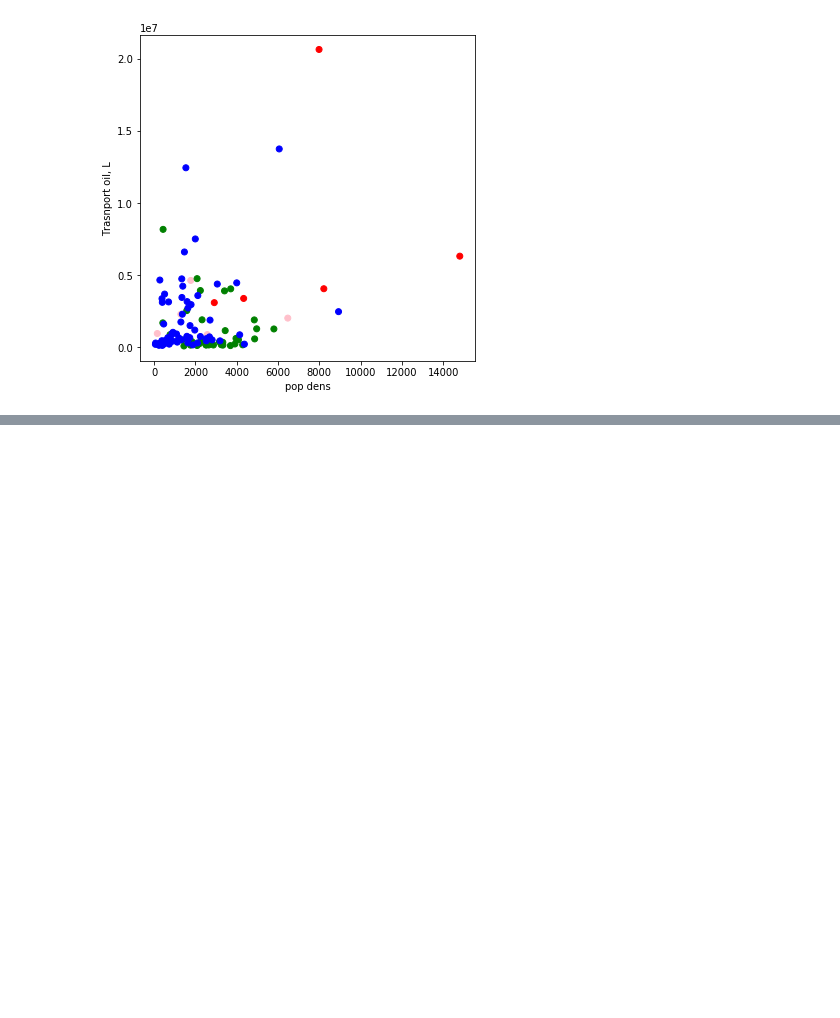
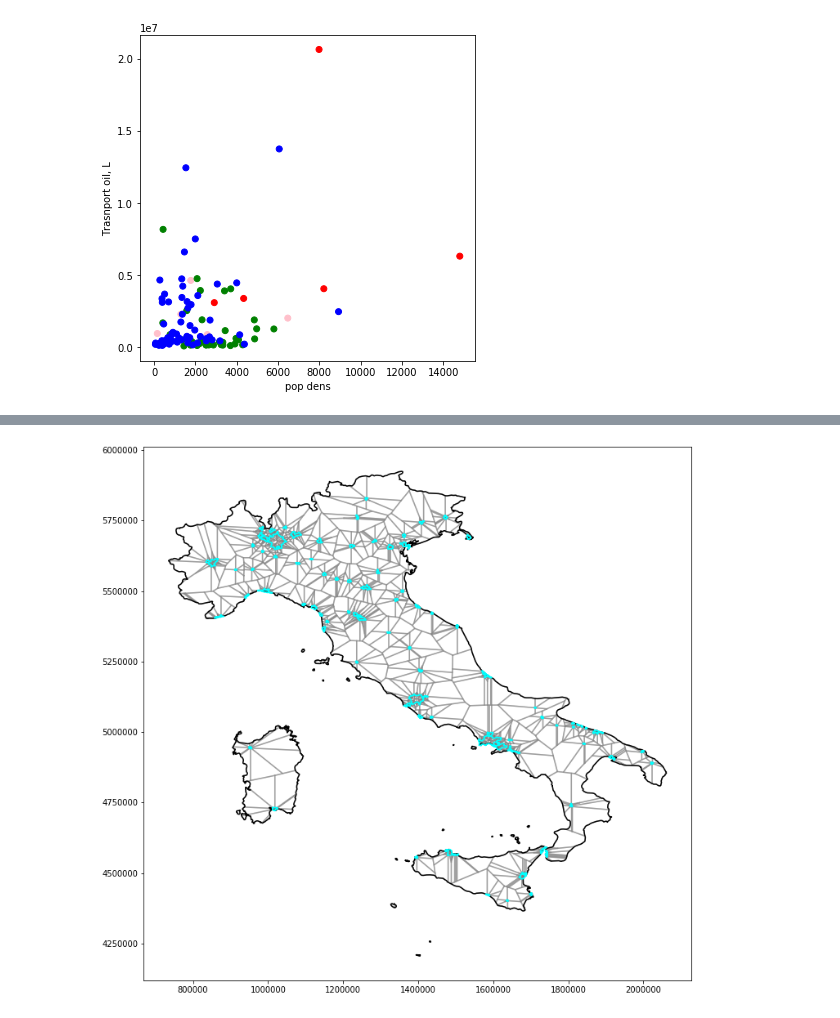
Before and after one commit to Lkruitwagen/global-fossil-fuel-supply-chain, a Jupyter notebook: notebooks/explore.ipynb, the cells around one changed output, grey strips where cells are left out. Drawn from its saved outputs; the diff is of its cells as text; code cells hidden in the pictures; blank space fills up the shorter version.

```diff
--- a/notebooks/explore.ipynb
+++ b/notebooks/explore.ipynb
@@ -158,0 +273,4 @@ pop dens vs floorspace
+# %%
+poly_lines = polygon_lines_from_voronoi(vor, area_shape)
+# %%
+poly_shapes = polygon_shapes_from_voronoi_lines(poly_lines, area_shape)
@@ -158,0 +279,28 @@ pop dens vs floorspace
+# %%
+poly_shapes_ne = [pp for pp in poly_shapes if not pp.is_empty]
+# %%
+geoms = [row[1].geometry for row in ghsl_gdf[ghsl_gdf.CTR_MN_NM=='Italy'].to_crs(epsg=3395).iterrows()]
+# %%
+fig, ax = plt.subplots(1,1,figsize=(12,12))
+
+for shp in poly_shapes_ne:
+    if shp.type=='Polygon':
+        xs,ys = shp.exterior.xy
+        ax.plot(xs,ys,c='gray', alpha=0.5)
+    elif shp.type=='MultiPolygon':
+        for subshp in list(shp):
+            xs,ys = subshp.exterior.xy
+            ax.plot(xs,ys, c='gray',alpha=0.5)
+
+for shp in list(area_shape):
+    xs,ys = shp.exterior.xy
+    ax.plot(xs,ys,c='k', alpha=1.0)
+
+for shp in geoms:
+    for subshp in list(shp):
+        xs,ys = subshp.exterior.xy
+        ax.plot(xs,ys,c='cyan', alpha=1.0)
+
+plt.show()
+# %% [output]
+[figure, added]
```
Also changed, not shown: parts of 33 cells of this notebook.
